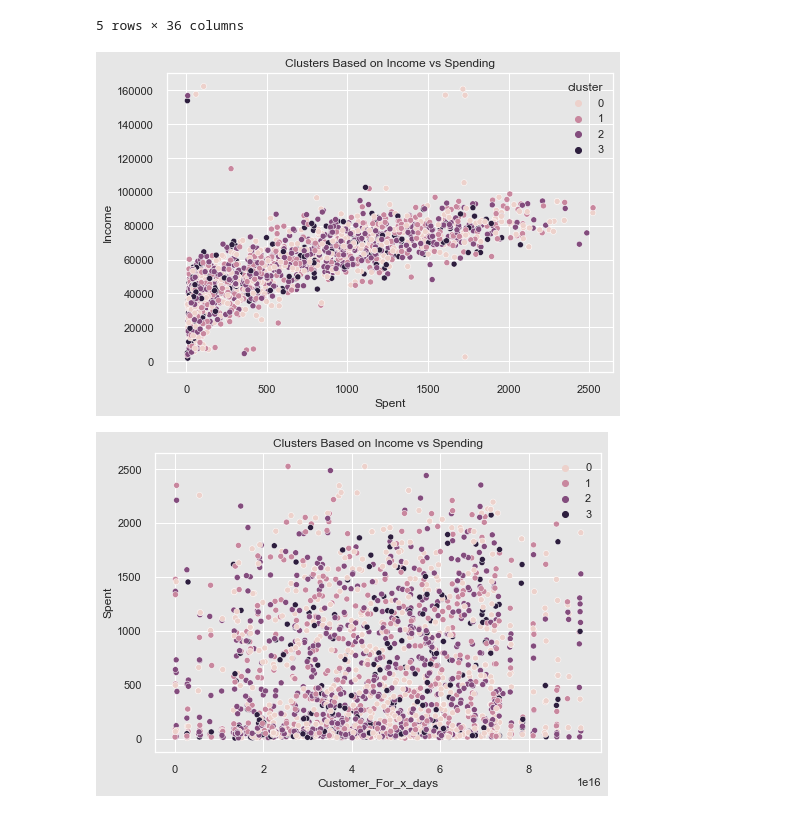
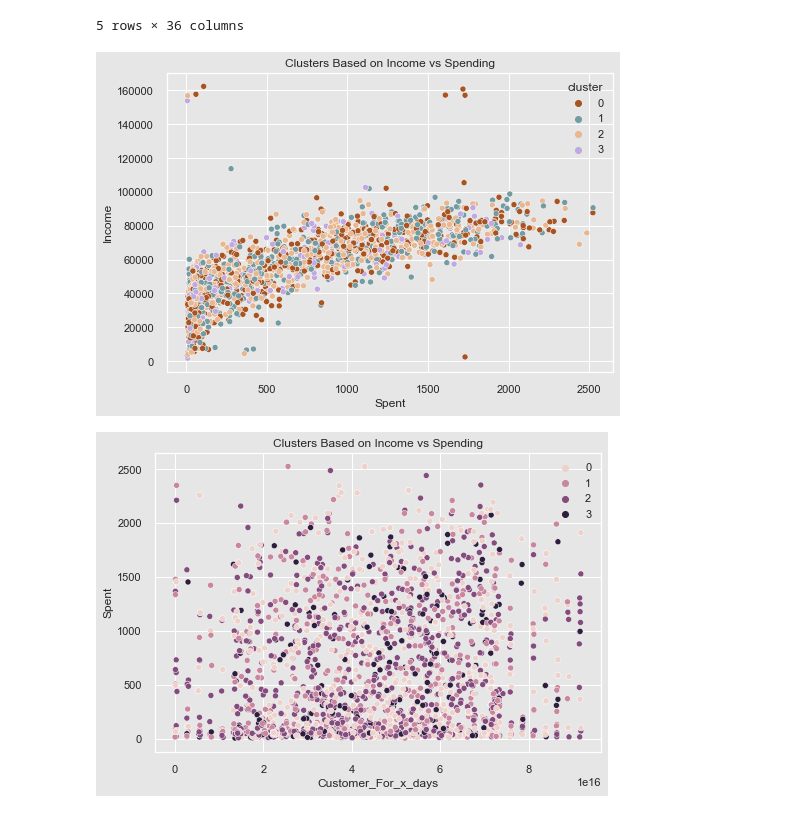
Before and after one commit to mehdirahman007/ml-masters, a Jupyter notebook: CustomerSegmentation.ipynb, the cells around one changed output. Saved outputs shown, nothing was run; the diff lists cells and outputs as text; code cells hidden in the pictures.

Commit message:
plot updates

```diff
--- a/CustomerSegmentation.ipynb
+++ b/CustomerSegmentation.ipynb
@@ -348,11 +348,11 @@ cust_df.head()
 | 4 | 5324 | 1981 | Postgrad | Married | 58293.0 | 1 | 0 | 2014-01-19 | 94 | ... |
 5 rows × 36 columns
 # %%
-ax = sns.scatterplot(data=cust_df, x='Spent', y='Income', hue='cluster')
+ax = sns.scatterplot(data=cust_df, x='Spent', y='Income', hue='cluster', palette=["#a85322", "#749ba1", "#e6b791", "#c0a8e0"])
 ax.set_title('Clusters Based on Income vs Spending')
 plt.savefig('images/ClustSpentvsIncome.png')
 # %% [output]
-[figure, old version]
+[figure, new version]
 # %%
 ax = sns.scatterplot(data=cust_df, x='Customer_For_x_days', y='Spent', hue='cluster')
 ax.set_title('Clusters Based on Income vs Spending')
```
Also changed, not shown: parts of 6 cells of this notebook, 3 other files.
